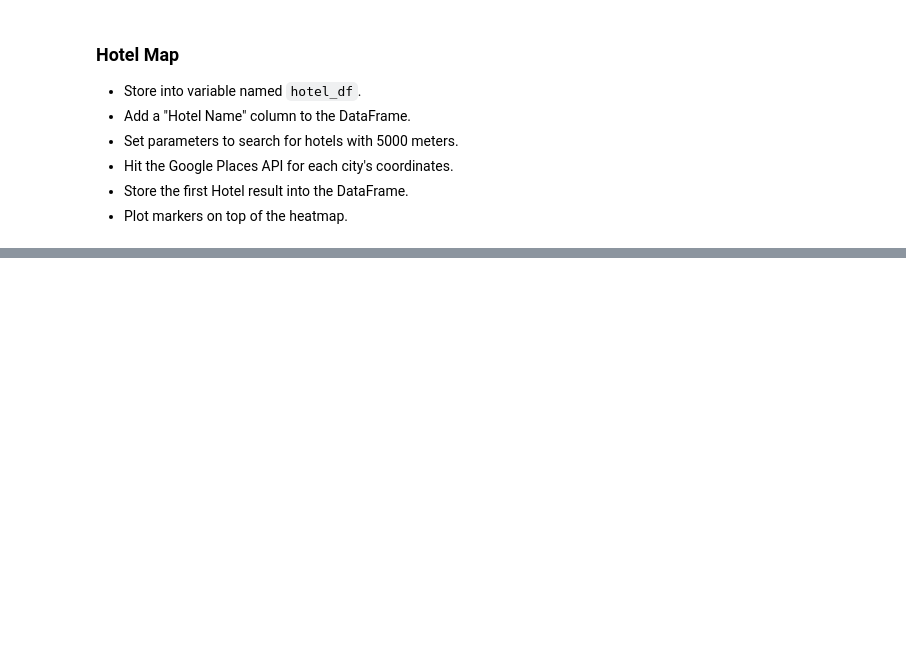
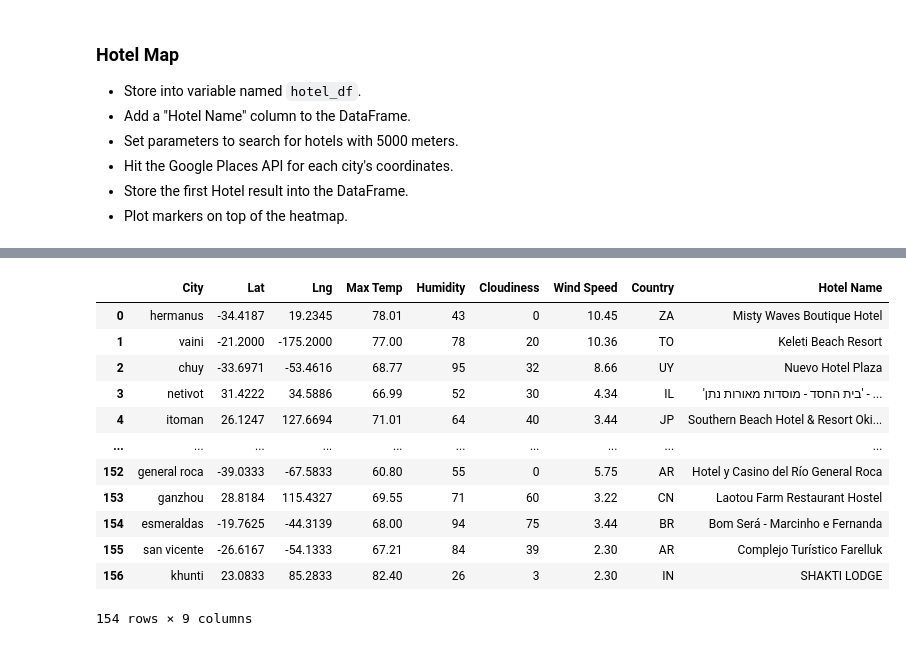
Before and after one commit to wesleylo/python-api-challenge, a Jupyter notebook: VacationPy.ipynb, the cells around one changed output, grey strips where cells are left out. Drawn from its saved outputs; the diff is of its cells as text; code cells hidden in the pictures; blank space fills up the shorter version.

```diff
--- a/VacationPy.ipynb
+++ b/VacationPy.ipynb
@@ -78,0 +124,37 @@ fig
+# %%
+# Set the base url to serch
+base_url = "https://maps.googleapis.com/maps/api/place/nearbysearch/json"
+
+# Set parameters to search for hotels with 5000 meters
+params = {
+    "radius": 5000,
+    "type": "lodging",
+    "key": g_key,
+}
+
+for index, row in hotel_df.iterrows():
+    city = row["City"] # For printing
+    # Hotel location
+    lat= row["Lat"]
+    lng= row["Lng"]
+
+    # add keyword to params dict
+    params["location"] = f"{lat}, {lng}"
+
+    # assemble url and make API request
+    print(f"Retrieving Results for Index {index}: {city}.")
+    response = requests.get(base_url, params=params).json()
+
+    # extract results
+    results = response["results"]
+
+    try:
+        closet_hotel = results[0]["name"]
+        print(f"Closest hotel is {closet_hotel}.")
+
+        hotel_df.loc[index, "Hotel Name"] = results[0]["name"]
+
+    except (KeyError, IndexError):
+        print("Missing field/result... skipping.")
+
+    print("------------")
@@ -79,3 +179,22 @@ fig
+# %%
+# Drop cities with missing hotel
+hotel_df.replace('', np.nan, inplace=True) # Change blank string to nan
+hotel_df.dropna(how='any', inplace=True)
+hotel_df
+# %% [output]
+|  | City | Lat | Lng | Max Temp | Humidity | Cloudiness | Wind Speed | Country | Hotel Name |
+| 0 | hermanus | -34.4187 | 19.2345 | 78.01 | 43 | 0 | 10.45 | ZA | Misty Waves Boutique Hotel |
+| 1 | vaini | -21.2000 | -175.2000 | 77.00 | 78 | 20 | 10.36 | TO | Keleti Beach Resort |
+| 2 | chuy | -33.6971 | -53.4616 | 68.77 | 95 | 32 | 8.66 | UY | Nuevo Hotel Plaza |
+| 3 | netivot | 31.4222 | 34.5886 | 66.99 | 52 | 30 | 4.34 | IL | 'בית החסד - מוסדות מאורות נתן' - ... |
+| 4 | itoman | 26.1247 | 127.6694 | 71.01 | 64 | 40 | 3.44 | JP | Southern Beach Hotel & Resort Oki... |
+| ... | ... | ... | ... | ... | ... | ... | ... | ... | ... |
+| 152 | general roca | -39.0333 | -67.5833 | 60.80 | 55 | 0 | 5.75 | AR | Hotel y Casino del Río General Roca |
+| 153 | ganzhou | 28.8184 | 115.4327 | 69.55 | 71 | 60 | 3.22 | CN | Laotou Farm Restaurant Hostel |
+| 154 | esmeraldas | -19.7625 | -44.3139 | 68.00 | 94 | 75 | 3.44 | BR | Bom Será - Marcinho e Fernanda |
+| 155 | san vicente | -26.6167 | -54.1333 | 67.21 | 84 | 39 | 2.30 | AR | Complejo Turístico Farelluk |
+| 156 | khunti | 23.0833 | 85.2833 | 82.40 | 26 | 3 | 2.30 | IN | SHAKTI LODGE |
+154 rows × 9 columns
 # %%
 # NOTE: Do not change any of the code in this cell
 
```
Also changed, not shown: parts of 7 cells of this notebook.
